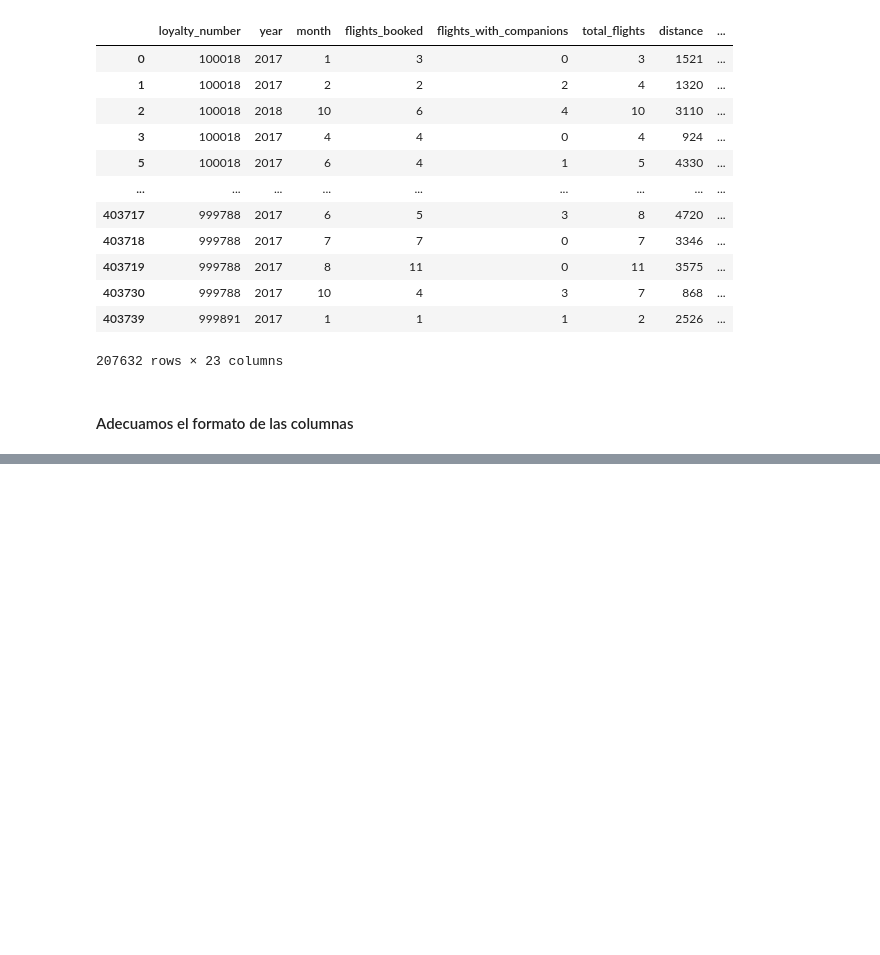
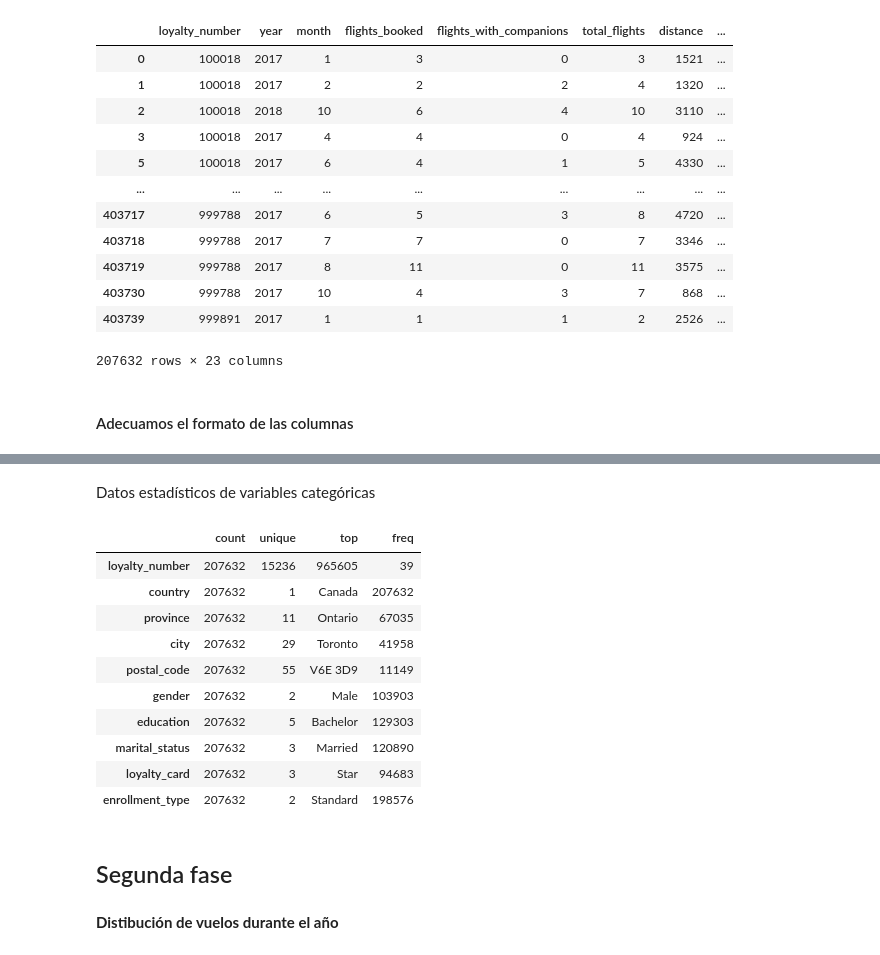
Before and after one commit to Adalab/bda-modulo-3-evaluacion-final-Macresca, a Jupyter notebook: Maria_Crespo_Calabuig.ipynb, the cells around one changed output, grey strips where cells are left out. Saved outputs shown, nothing was run; the diff lists cells and outputs as text; code cells hidden in the pictures; blank space fills up the shorter version.

Commit message:
update fase 1 completa v2

```diff
--- a/Maria_Crespo_Calabuig.ipynb
+++ b/Maria_Crespo_Calabuig.ipynb
@@ -528,0 +554,20 @@ dtype: object
+# %% [markdown]
+Datos estadísticos de variables categóricas
+# %%
+flt_info.describe(include = "object").T
+# %% [output]
+|  | count | unique | top | freq |
+| loyalty_number | 207632 | 15236 | 965605 | 39 |
+| country | 207632 | 1 | Canada | 207632 |
+| province | 207632 | 11 | Ontario | 67035 |
+| city | 207632 | 29 | Toronto | 41958 |
+| postal_code | 207632 | 55 | V6E 3D9 | 11149 |
+| gender | 207632 | 2 | Male | 103903 |
+| education | 207632 | 5 | Bachelor | 129303 |
+| marital_status | 207632 | 3 | Married | 120890 |
+| loyalty_card | 207632 | 3 | Star | 94683 |
+| enrollment_type | 207632 | 2 | Standard | 198576 |
+# %% [markdown]
+## Segunda fase
+# %% [markdown]
+**Distibución de vuelos durante el año**
```
Also changed, not shown: parts of 15 cells of this notebook.
